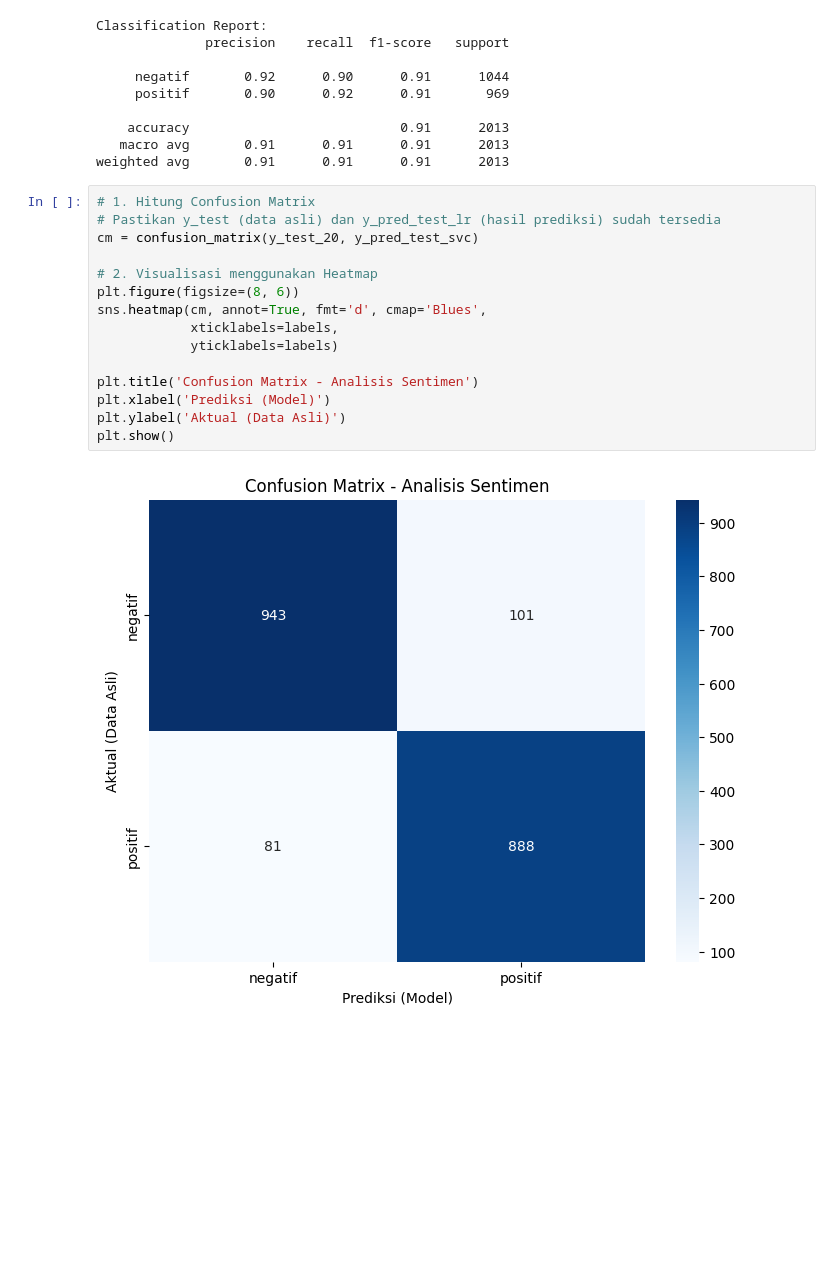
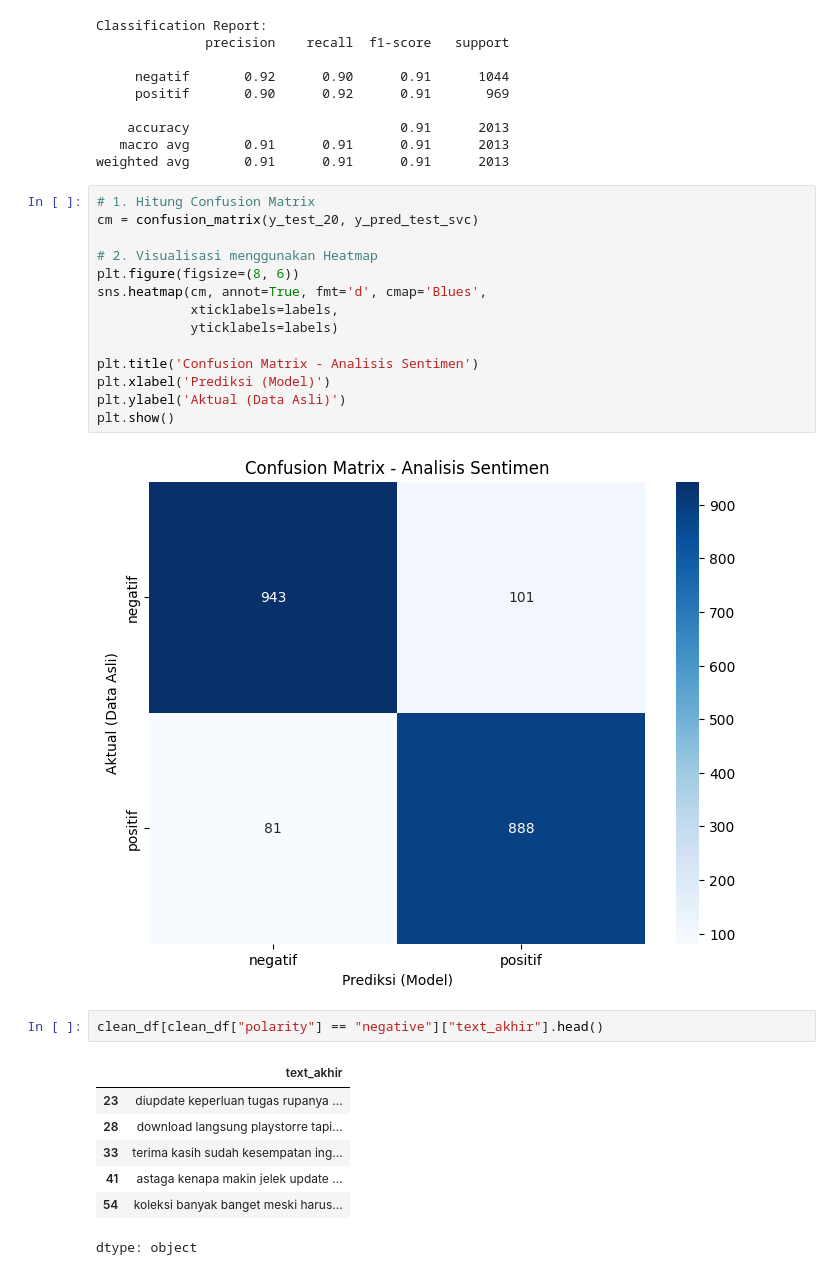
Before and after one commit to Dhlih/Submission-Dicoding-Analisis-Sentimen, a Jupyter notebook: Pelatihan_Model.ipynb, the cells around one changed output. Saved outputs shown, nothing was run; the diff lists cells and outputs as text; blank space fills up the shorter version.

```diff
--- a/Pelatihan_Model.ipynb
+++ b/Pelatihan_Model.ipynb
@@ -566,7 +538,6 @@ Classification Report:
 weighted avg       0.91      0.91      0.91      2013
 # %%
 # 1. Hitung Confusion Matrix
-# Pastikan y_test (data asli) dan y_pred_test_lr (hasil prediksi) sudah tersedia
 cm = confusion_matrix(y_test_20, y_pred_test_svc)
 
 # 2. Visualisasi menggunakan Heatmap
@@ -581,3 +552,13 @@ plt.ylabel('Aktual (Data Asli)')
 plt.show()
 # %% [output]
 [figure]
+# %%
+clean_df[clean_df["polarity"] == "negative"]["text_akhir"].head()
+# %% [output]
+|  | text_akhir |
+| 23 | diupdate keperluan tugas rupanya ... |
+| 28 | download langsung playstorre tapi... |
+| 33 | terima kasih sudah kesempatan ing... |
+| 41 | astaga kenapa makin jelek update ... |
+| 54 | koleksi banyak banget meski harus... |
+dtype: object
```
Also changed, not shown: parts of 12 cells of this notebook.
